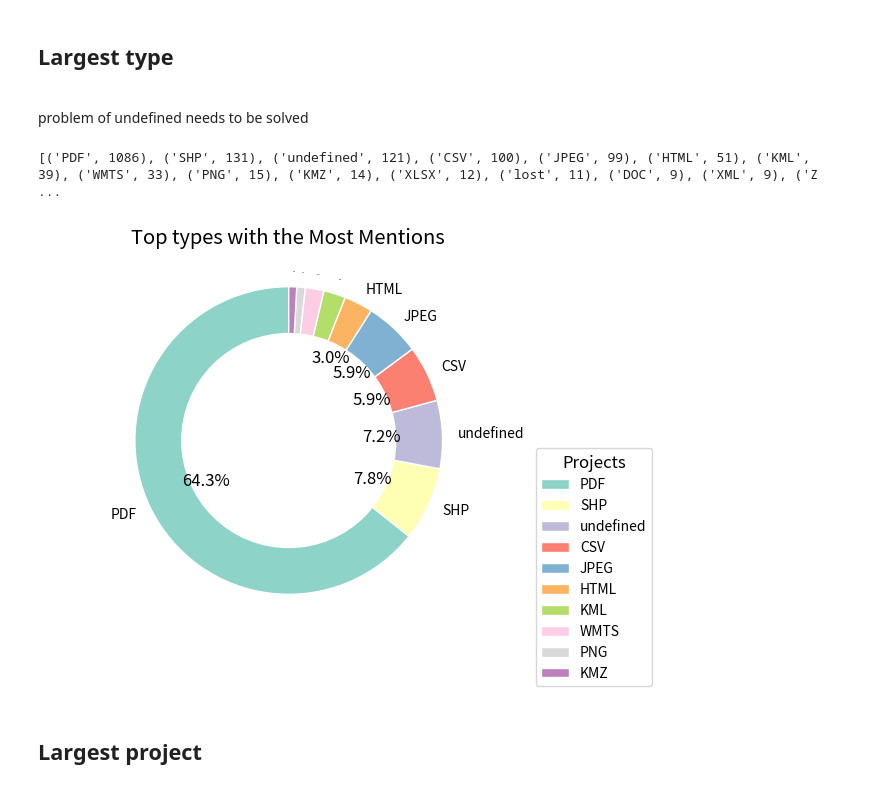
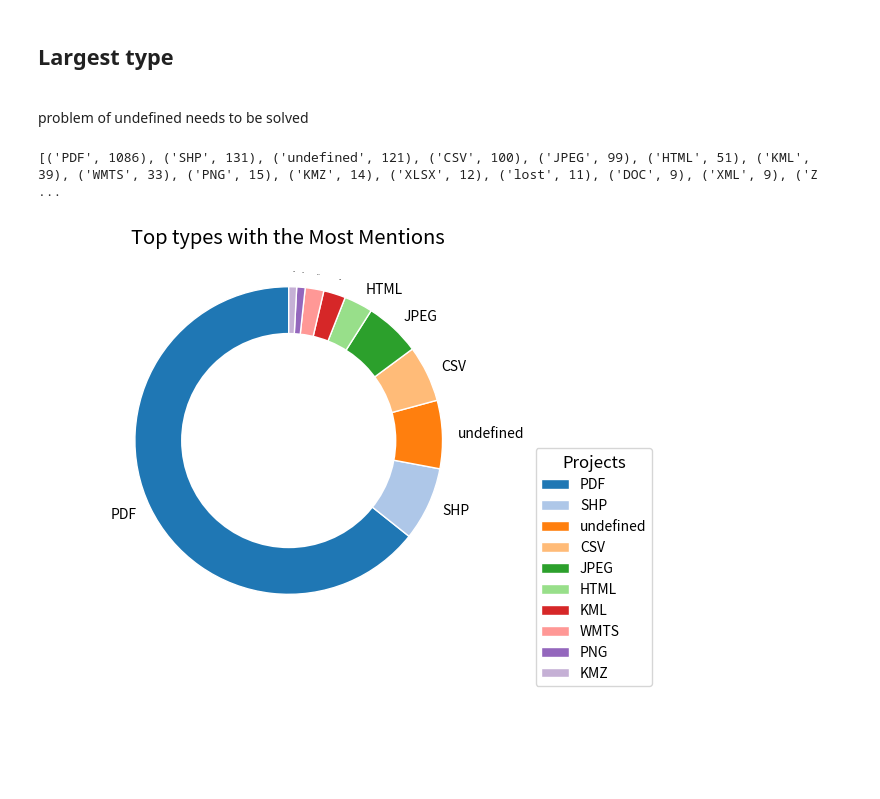
Before and after one commit to weiber2002/depositar_statistic, a Jupyter notebook: hellop/largest_data/largest.ipynb, the cells around one changed output. Drawn from its saved outputs; the diff is of its cells as text; code cells hidden in the pictures; blank space fills up the shorter version.

Commit message:
doughnut chart

```diff
--- a/hellop/largest_data/largest.ipynb
+++ b/hellop/largest_data/largest.ipynb
@@ -227,42 +277,41 @@ top_type = type_counts.most_common(10)
 print(all_top_type)
 all_top_type_mentions = [i[1] for i in all_top_type]
 
-colors = plt.cm.Set3.colors
+colors = plt.cm.tab20.colors
 top_name = [i[0] for i in top_type]
 top_type_mentions = [i[1] for i in top_type]
 
 fig, ax = plt.subplots()
-wedges, texts, autotexts = ax.pie(top_type_mentions, labels=top_name, autopct='%1.1f%%',
-                                   startangle=90, wedgeprops=dict(width=0.4, edgecolor='w'),colors=colors)
+wedges, texts, autotexts = ax.pie(top_type_mentions, labels=top_name, startangle=90,
+                                   wedgeprops=dict(width=0.4, edgecolor='w'),
+                                   autopct= '',  # Customize autopct
+                                   pctdistance=0.85, colors=colors)  # Set pctdistance for percent labels
 
 # Equal aspect ratio ensures that pie is drawn as a circle.
 ax.axis('equal')
 
 # Add a circle in the center to create a doughnut effect
 centre_circle = plt.Circle((0,0),0.70,fc='white')
 fig.gca().add_artist(centre_circle)
 
 # Adding annotation labels outside the pie chart
 for index,text in enumerate(texts):
     text.set_fontsize(10) if index<6 else text.set_fontsize(0)
 
 for index,autotext in enumerate(autotexts):
     autotext.set_text('') if index>5 else None
 plt.legend(
     loc='upper left',
     labels=top_name,
     bbox_to_anchor=(1, 0.5),
     prop={'size': 10},
     title="Projects"
 )
 
 plt.title('Top types with the Most Mentions',pad=20)
 
 plt.tight_layout()
 plt.show()
 # %% [output]
 [('PDF', 1086), ('SHP', 131), ('undefined', 121), ('CSV', 100), ('JPEG', 99), ('HTML', 51), ('KML', 39), ('WMTS', 33), ('PNG', 15), ('KMZ', 14), ('XLSX', 12), ('lost', 11), ('DOC', 9), ('XML', 9), ('Z ...
-[figure, old version]
+[figure, new version]
-# %% [markdown]
-## Largest project
-<p></p>
```
Also changed, not shown: parts of 3 cells of this notebook.
